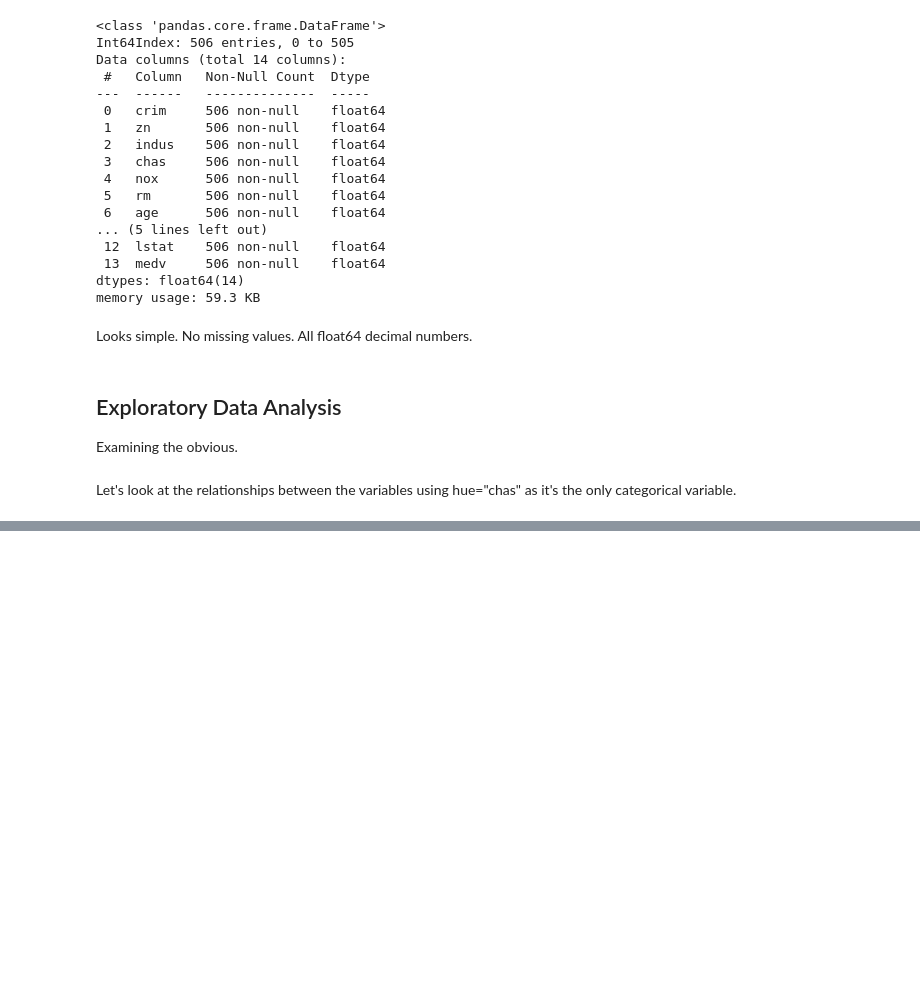
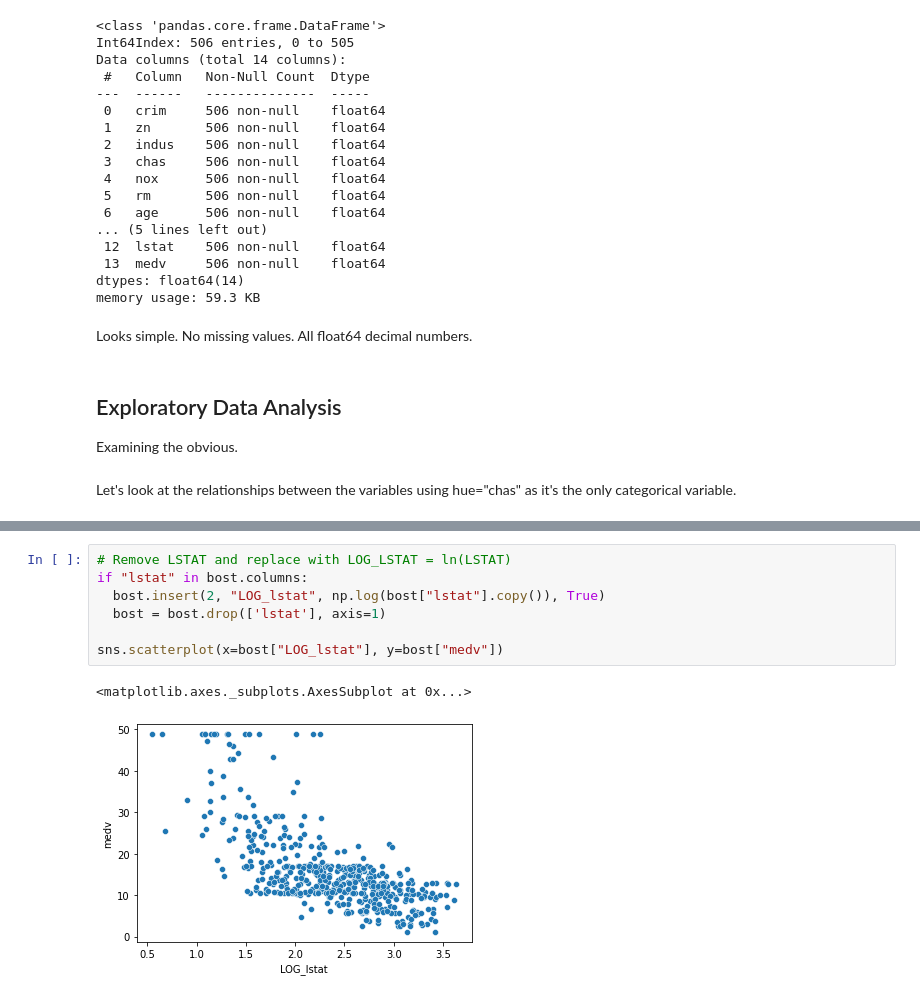
Before and after one commit to JacksonKerr/LinearRegression, a Jupyter notebook: Assignment.ipynb, the cells around one changed output, grey strips where cells are left out. Saved outputs shown, nothing was run; the diff lists cells and outputs as text; blank space fills up the shorter version.

```diff
--- a/Assignment.ipynb
+++ b/Assignment.ipynb
@@ -126,0 +156,10 @@ Some notes:
+# %%
+# Remove LSTAT and replace with LOG_LSTAT = ln(LSTAT)
+if "lstat" in bost.columns:
+  bost.insert(2, "LOG_lstat", np.log(bost["lstat"].copy()), True)
+  bost = bost.drop(['lstat'], axis=1)
+
+sns.scatterplot(x=bost["LOG_lstat"], y=bost["medv"])
+# %% [output]
+<matplotlib.axes._subplots.AxesSubplot at 0x...>
+[figure, added]
```
Also changed, not shown: parts of 44 cells of this notebook.
